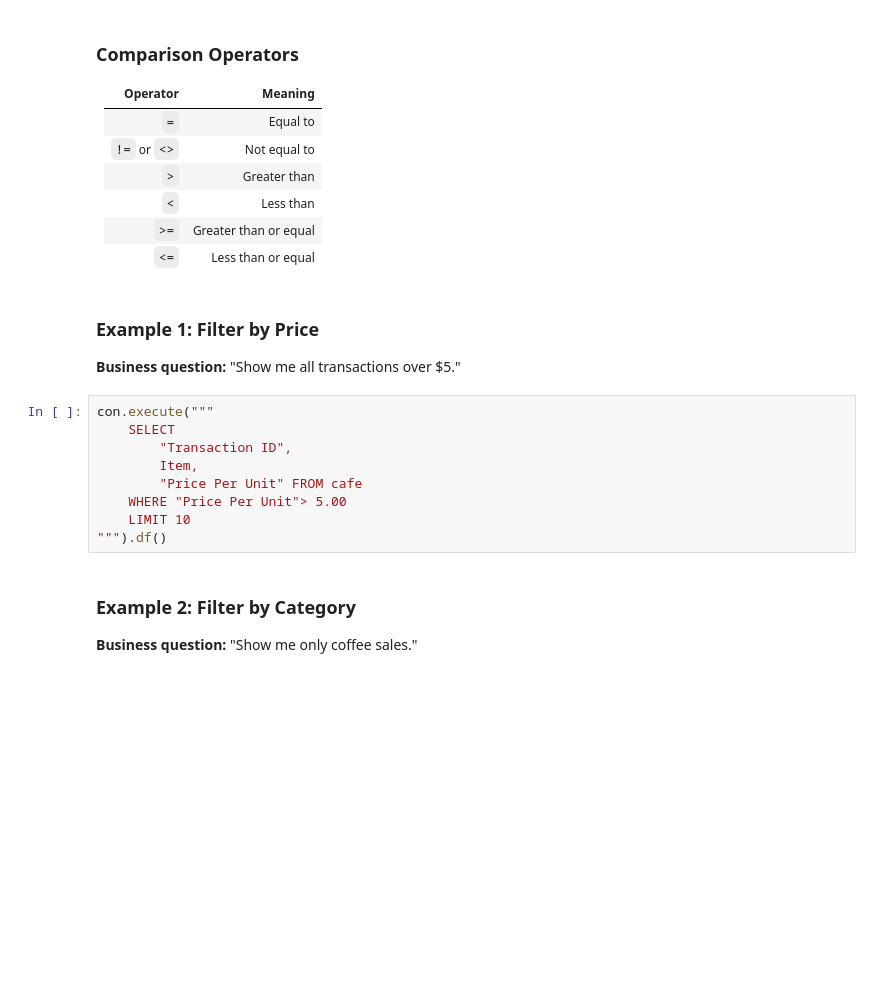
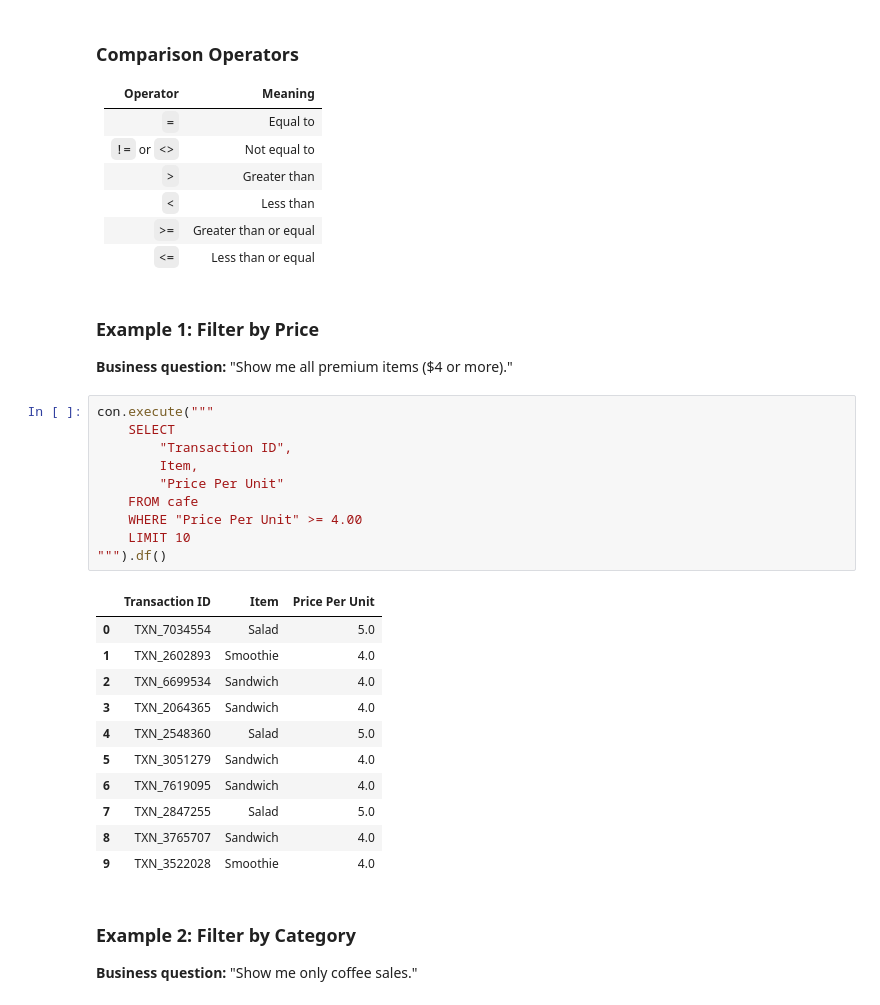
Before and after one commit to hdzmarcela/ECBS5294, a Jupyter notebook: notebooks/day1_block_b_01_sql_foundations.ipynb, the cells around one changed output. Drawn from its saved outputs; the diff is of its cells as text; blank space fills up the shorter version.

```diff
--- a/notebooks/day1_block_b_01_sql_foundations.ipynb
+++ b/notebooks/day1_block_b_01_sql_foundations.ipynb
@@ -369,16 +453,29 @@ WHERE condition
 # %% [markdown]
 ### Example 1: Filter by Price
 
-**Business question:** "Show me all transactions over $5."
+**Business question:** "Show me all premium items ($4 or more)."
 # %%
 con.execute("""
     SELECT
         "Transaction ID",
         Item,
-        "Price Per Unit" FROM cafe
-    WHERE "Price Per Unit"> 5.00
+        "Price Per Unit"
+    FROM cafe
+    WHERE "Price Per Unit" >= 4.00
     LIMIT 10
 """).df()
+# %% [output]
+|  | Transaction ID | Item | Price Per Unit |
+| 0 | TXN_7034554 | Salad | 5.0 |
+| 1 | TXN_2602893 | Smoothie | 4.0 |
+| 2 | TXN_6699534 | Sandwich | 4.0 |
+| 3 | TXN_2064365 | Sandwich | 4.0 |
+| 4 | TXN_2548360 | Salad | 5.0 |
+| 5 | TXN_3051279 | Sandwich | 4.0 |
+| 6 | TXN_7619095 | Sandwich | 4.0 |
+| 7 | TXN_2847255 | Salad | 5.0 |
+| 8 | TXN_3765707 | Sandwich | 4.0 |
+| 9 | TXN_3522028 | Smoothie | 4.0 |
 # %% [markdown]
 ### Example 2: Filter by Category
 
```
Also changed, not shown: parts of 38 cells of this notebook, 5 other files.
